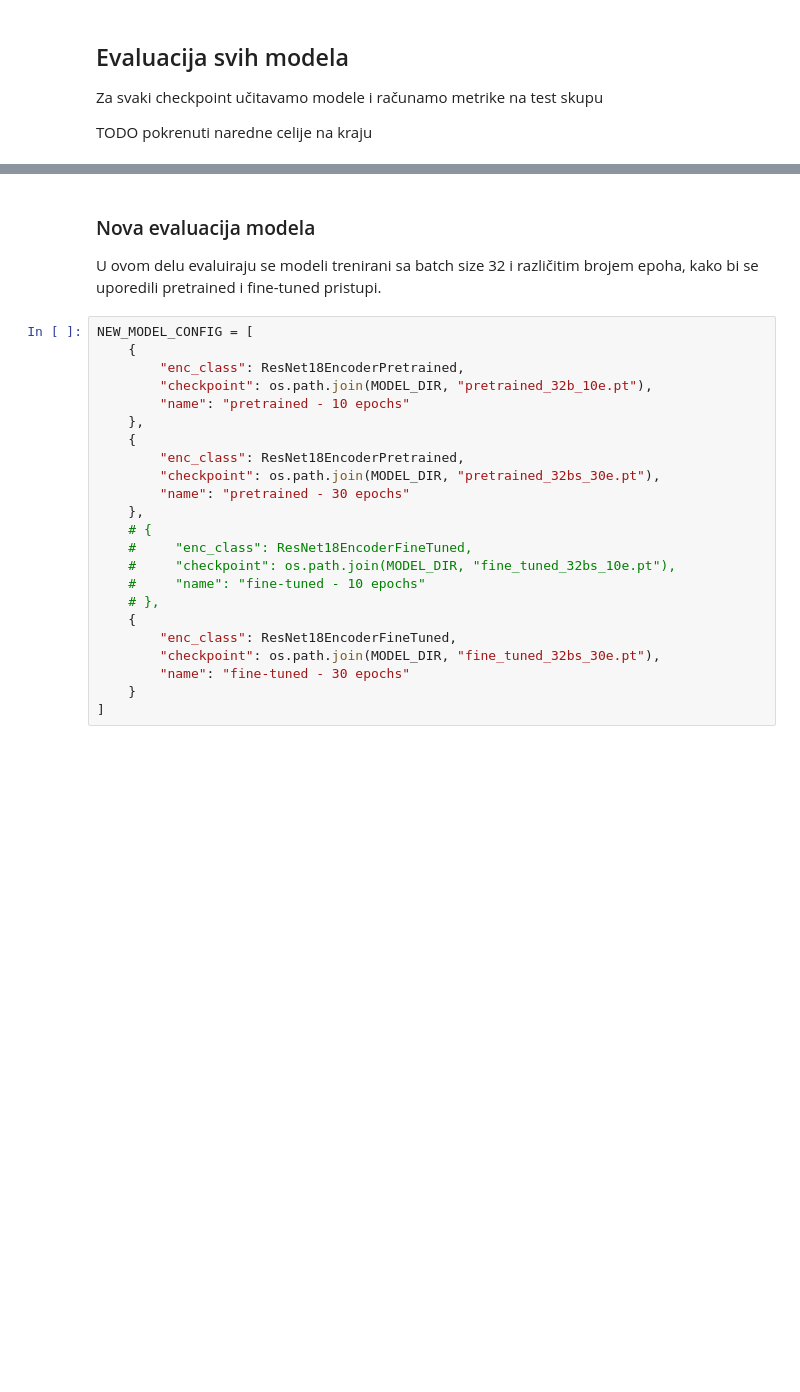
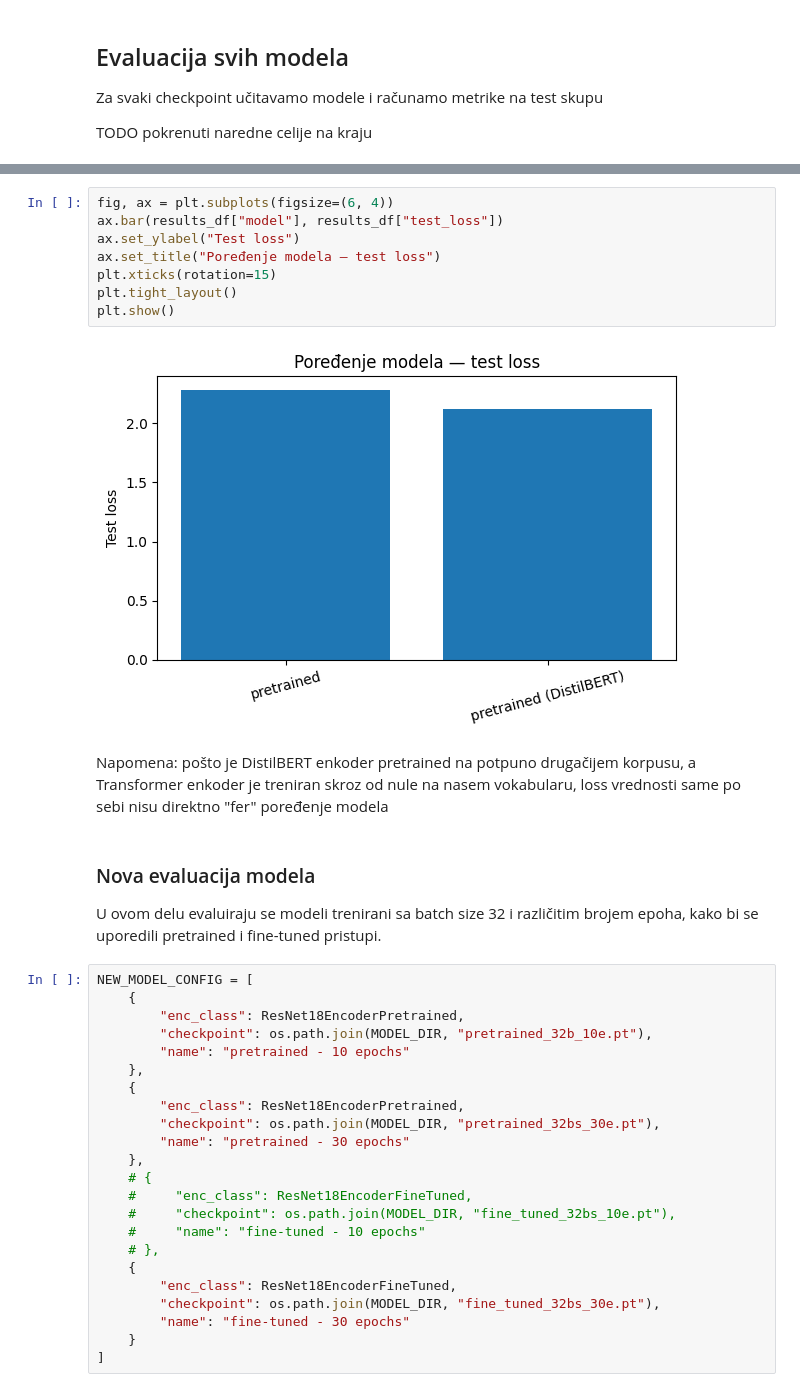
Before and after one commit to amilutinovic/mini-clip, a Jupyter notebook: 05_evaluation.ipynb, the cells around one changed output, grey strips where cells are left out. Drawn from its saved outputs; the diff is of its cells as text; blank space fills up the shorter version.

```diff
--- a/05_evaluation.ipynb
+++ b/05_evaluation.ipynb
@@ -267,3 +333,15 @@ results_df.round(4)
+# %%
+fig, ax = plt.subplots(figsize=(6, 4))
+ax.bar(results_df["model"], results_df["test_loss"])
+ax.set_ylabel("Test loss")
+ax.set_title("Poređenje modela — test loss")
+plt.xticks(rotation=15)
+plt.tight_layout()
+plt.show()
+# %% [output]
+[figure, added]
+# %% [markdown]
+Napomena: pošto je DistilBERT enkoder pretrained na potpuno drugačijem korpusu, a Transformer enkoder je treniran skroz od nule na nasem vokabularu, loss vrednosti same po sebi nisu direktno "fer" poređenje modela
 # %% [markdown]
 ### Nova evaluacija modela
 
```
Also changed, not shown: parts of 17 cells of this notebook, 2 other files.
